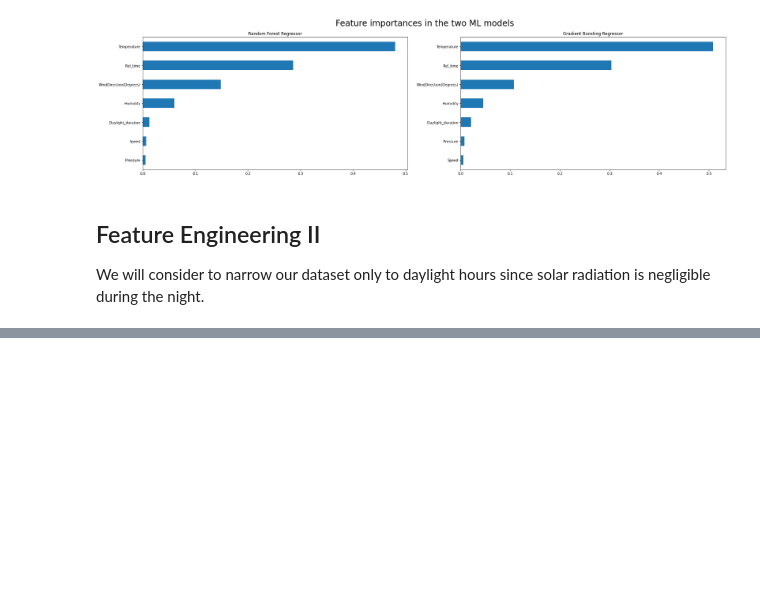
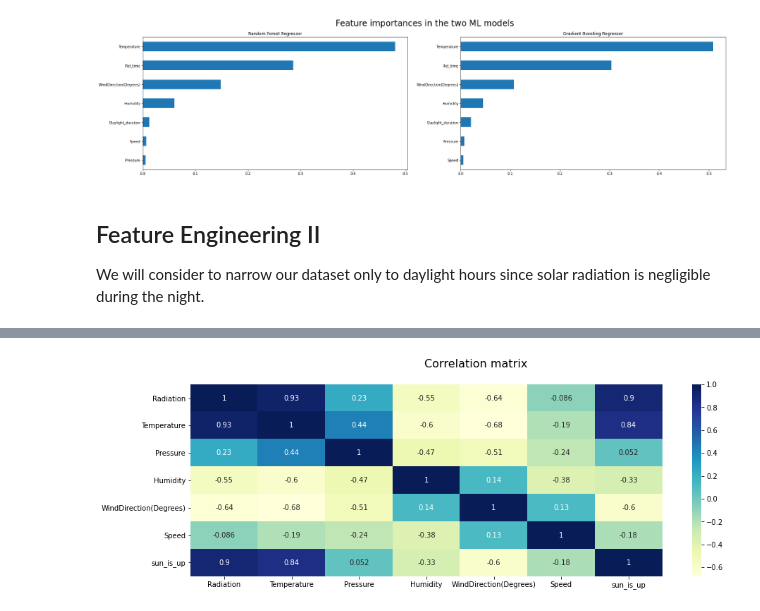
Before and after one commit to vassilispapadop/ml-solar-radiation-prediction, a Jupyter notebook: relative_time_approach.ipynb, the cells around one changed output, grey strips where cells are left out. Drawn from its saved outputs; the diff is of its cells as text; code cells hidden in the pictures; blank space fills up the shorter version.

```diff
--- a/relative_time_approach.ipynb
+++ b/relative_time_approach.ipynb
@@ -590,12 +593,16 @@ df.head()
 # %%
-def time_conversion_to_second(time_to_convert):
-    time_converted = datetime.datetime.strptime(time_to_convert, '%H:%M:%S').time()
-    time_in_second = time_converted.hour * 3600 + time_converted.minute * 60 + time_converted.second
-    return time_in_second
-
-def sun_is_up(current_time, rising_time, set_time):
+def daylight(current_time, rising_time, set_time):
     return (rising_time < current_time) and (current_time < set_time)
 
-sun_is_up = [sun_is_up(df.index[index], df["sunrise_time"][index], df["sunset_time"][index]) for index in range(df.shape[0])]
-sun_is_up = np.array(Sun_is_up, dtype = int)
-df["sun_is_up"] = sun_is_up
+def daylightProportion():
+    # Reload dataset
+    data = loadData('solar_radiation_dataset.csv')
+    data = fixTimeZone(data)
+
+    data = timeConversion(data)
+
+    sun_is_up = [daylight(data.index[index], data["sunrise_time"][index], data["sunset_time"][index]) for index in range(data.shape[0])]
+    sun_is_up = np.array(sun_is_up, dtype = int)
+    data["sun_is_up"] = sun_is_up
+
+    return data
@@ -604,5 +609,10 @@ KeyError: 'sunrise_time'
 # %%
-proportion = round(sum(df["sun_is_up"]/df.shape[0]*100), 2)
+df_new = daylightProportion()
+
+#Drop unnecessary columns
+df_new.drop(columns = ['Data', 'Time', 'TimeSunRise', 'TimeSunSet', 'UNIXTime',
+                               'sunrise_time', 'sunset_time'], inplace = True)
+
+proportion = round(sum(df_new["sun_is_up"]/df_new.shape[0]*100), 2)
 print("Proportion of record with the sun up : {0}%".format(proportion))
-df.tail()
 # %% [output]
@@ -616,0 +620,5 @@ Proportion of record with the sun up : 25.32%
+# %%
+df_new.head()
+corrMatrix(df_new.corr())
+# %% [output]
+[figure, added]
```
Also changed, not shown: parts of 8 cells of this notebook.
